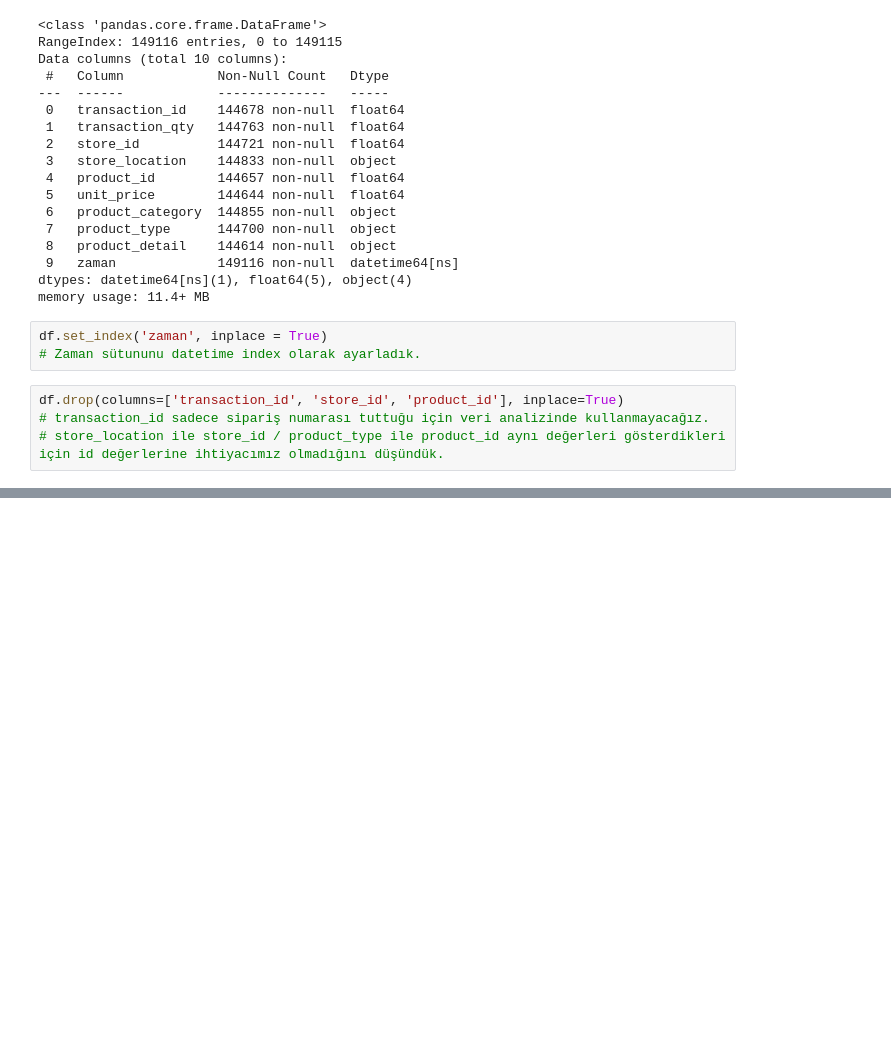
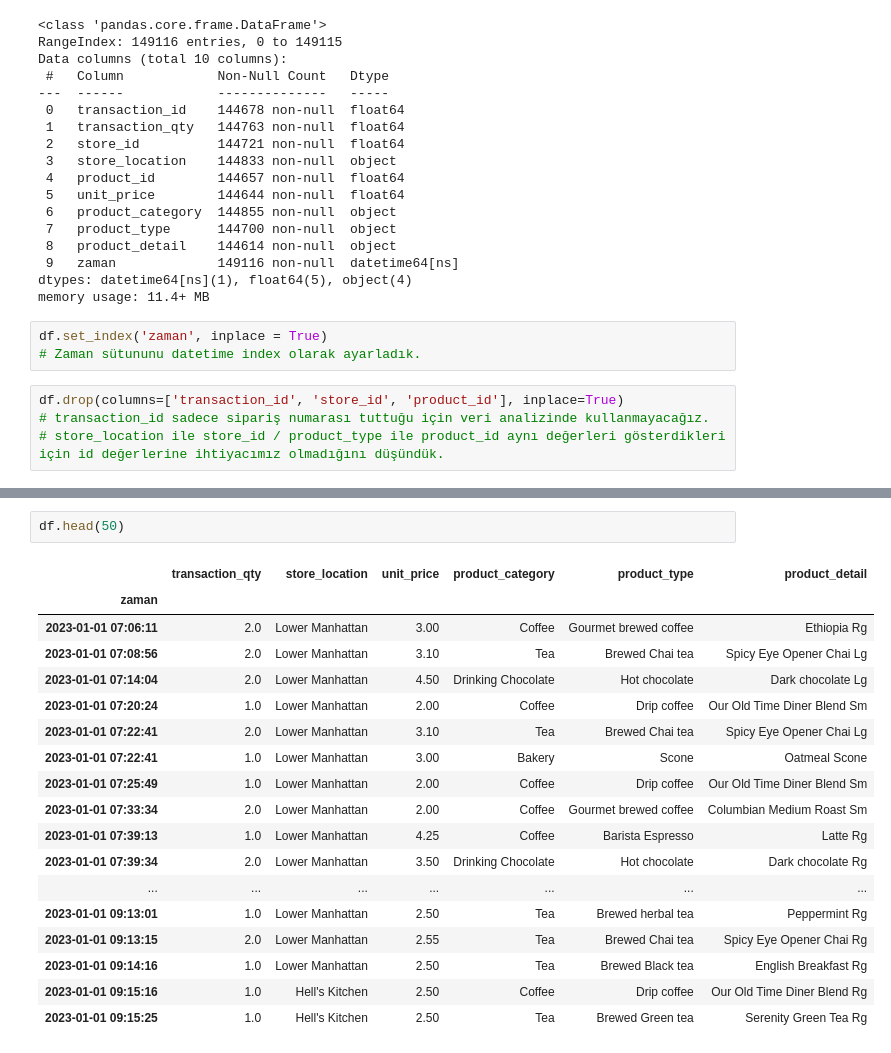
Before and after one commit to ardahanaytan/Veri-Analizi-Bootcamp, a Jupyter notebook: Veri_Analizi_Bootcamp.ipynb, the cells around one changed output, grey strips where cells are left out. Drawn from its saved outputs; the diff is of its cells as text; blank space fills up the shorter version.

```diff
--- a/Veri_Analizi_Bootcamp.ipynb
+++ b/Veri_Analizi_Bootcamp.ipynb
@@ -161,0 +191,21 @@ df.drop(columns=['transaction_id', 'store_id', 'product_id'], inplace=True)
+# %%
+df.head(50)
+# %% [output]
+|  | transaction_qty | store_location | unit_price | product_category | product_type | product_detail |
+| zaman |  |  |  |  |  |  |
+| 2023-01-01 07:06:11 | 2.0 | Lower Manhattan | 3.00 | Coffee | Gourmet brewed coffee | Ethiopia Rg |
+| 2023-01-01 07:08:56 | 2.0 | Lower Manhattan | 3.10 | Tea | Brewed Chai tea | Spicy Eye Opener Chai Lg |
+| 2023-01-01 07:14:04 | 2.0 | Lower Manhattan | 4.50 | Drinking Chocolate | Hot chocolate | Dark chocolate Lg |
+| 2023-01-01 07:20:24 | 1.0 | Lower Manhattan | 2.00 | Coffee | Drip coffee | Our Old Time Diner Blend Sm |
+| 2023-01-01 07:22:41 | 2.0 | Lower Manhattan | 3.10 | Tea | Brewed Chai tea | Spicy Eye Opener Chai Lg |
+| 2023-01-01 07:22:41 | 1.0 | Lower Manhattan | 3.00 | Bakery | Scone | Oatmeal Scone |
+| 2023-01-01 07:25:49 | 1.0 | Lower Manhattan | 2.00 | Coffee | Drip coffee | Our Old Time Diner Blend Sm |
+| 2023-01-01 07:33:34 | 2.0 | Lower Manhattan | 2.00 | Coffee | Gourmet brewed coffee | Columbian Medium Roast Sm |
+| 2023-01-01 07:39:13 | 1.0 | Lower Manhattan | 4.25 | Coffee | Barista Espresso | Latte Rg |
+| 2023-01-01 07:39:34 | 2.0 | Lower Manhattan | 3.50 | Drinking Chocolate | Hot chocolate | Dark chocolate Rg |
+| ... | ... | ... | ... | ... | ... | ... |
+| 2023-01-01 09:13:01 | 1.0 | Lower Manhattan | 2.50 | Tea | Brewed herbal tea | Peppermint Rg |
+| 2023-01-01 09:13:15 | 2.0 | Lower Manhattan | 2.55 | Tea | Brewed Chai tea | Spicy Eye Opener Chai Rg |
+| 2023-01-01 09:14:16 | 1.0 | Lower Manhattan | 2.50 | Tea | Brewed Black tea | English Breakfast Rg |
+| 2023-01-01 09:15:16 | 1.0 | Hell's Kitchen | 2.50 | Coffee | Drip coffee | Our Old Time Diner Blend Rg |
+| 2023-01-01 09:15:25 | 1.0 | Hell's Kitchen | 2.50 | Tea | Brewed Green tea | Serenity Green Tea Rg |
```
Also changed, not shown: parts of 7 cells of this notebook.
